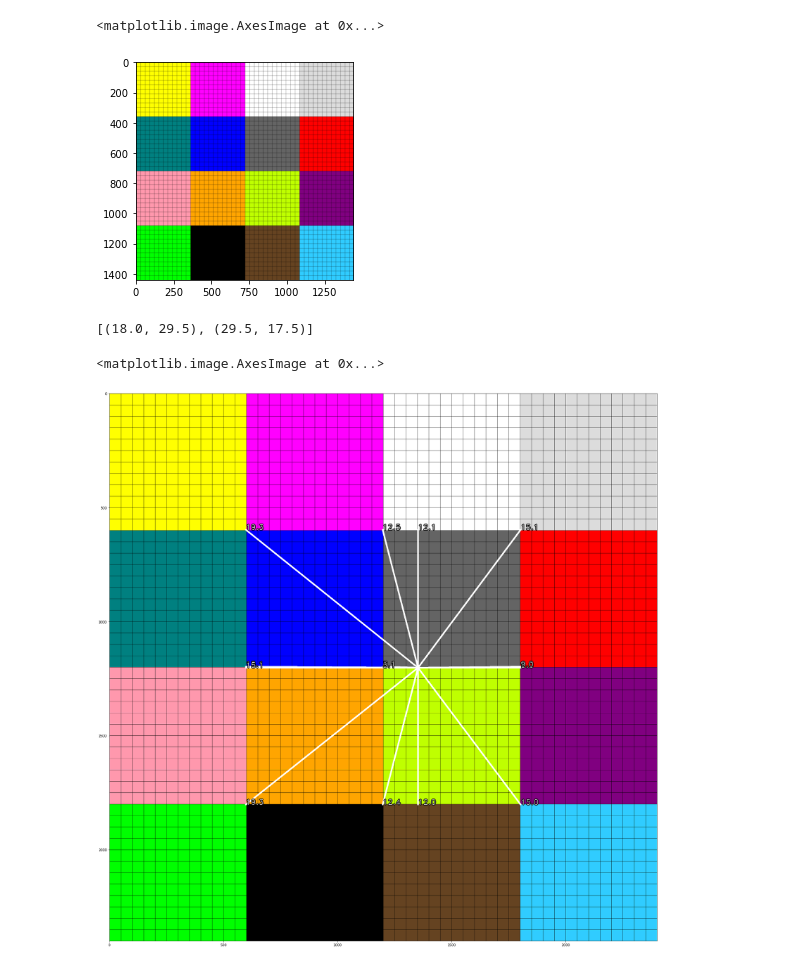
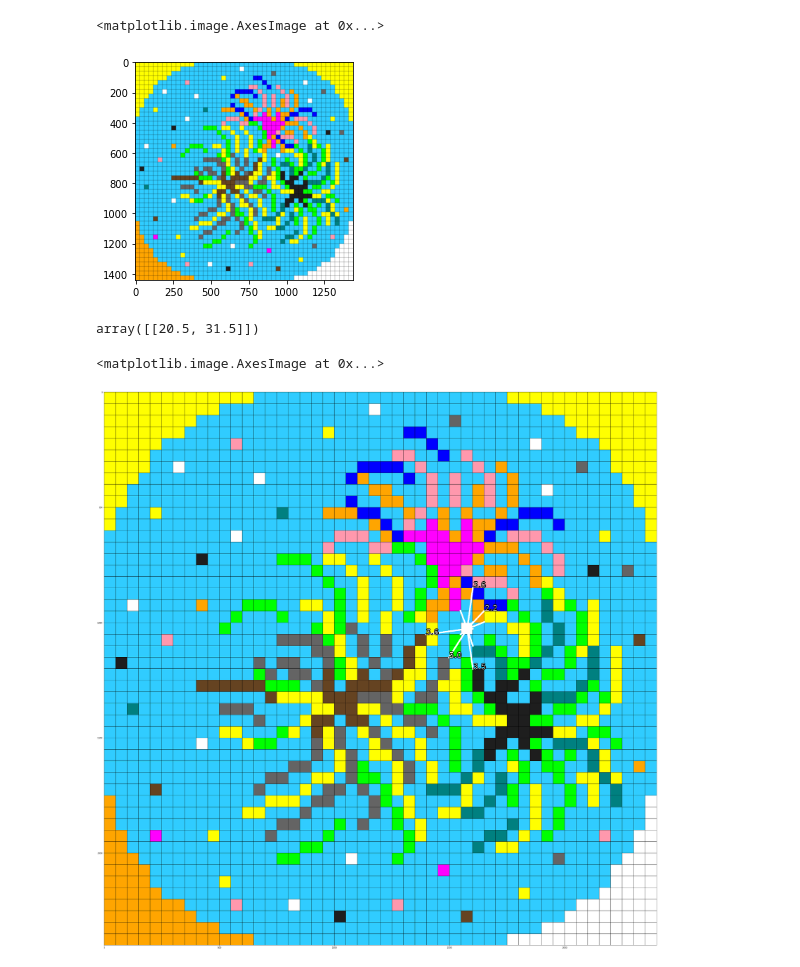
Before and after one commit to RadioactiveDroid/bpoptimizer, a Jupyter notebook: notebooks/example.ipynb, the cells around one changed output. Cells and saved outputs as stored; diff of their text form; code cells hidden in the pictures.

```diff
--- a/notebooks/example.ipynb
+++ b/notebooks/example.ipynb
@@ -5,5 +2,4 @@
 from matplotlib.pyplot import imshow, figure
 from bpoptimizer import Floor
 # %%
-floor = Floor("../tests/floors/valid_floor.png", interval=0.5)
-floor.count
+floor = Floor("../floors/Fireworks.png", interval=0.1)
@@ -19,15 +8,17 @@ floor.shuffle()
 imshow(floor.display())
 # %% [output]
 <matplotlib.image.AxesImage at 0x...>
-[figure, old version]
+[figure, new version]
 # %%
-spots = floor.get_spots(10)
+distance = 4
+spots = floor.get_spots(distance)
 spots
 # %% [output]
-[(18.0, 29.5), (29.5, 17.5)]
+array([[20.5, 31.5]])
 # %%
-figure(figsize=(floor.CANVAS_SCALE, floor.CANVAS_SCALE))
-imshow(floor.display(spots[0], scale=50, path="result.png"))
+scale = 50
+figure(figsize=(scale, scale))
+imshow(floor.display(spots[0], reachable_distance=distance, scale=scale, path="result.png"))
 # %% [output]
 <matplotlib.image.AxesImage at 0x...>
-[figure, old version]
+[figure, new version]
```
Also changed, not shown: parts of 3 cells of this notebook, 2 other files.
